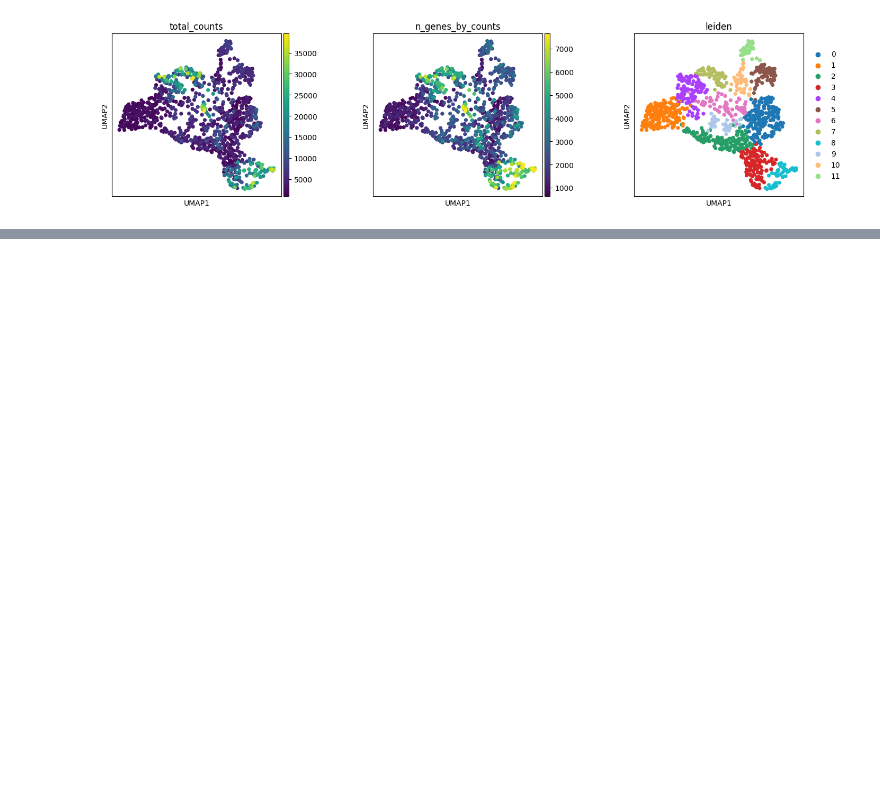
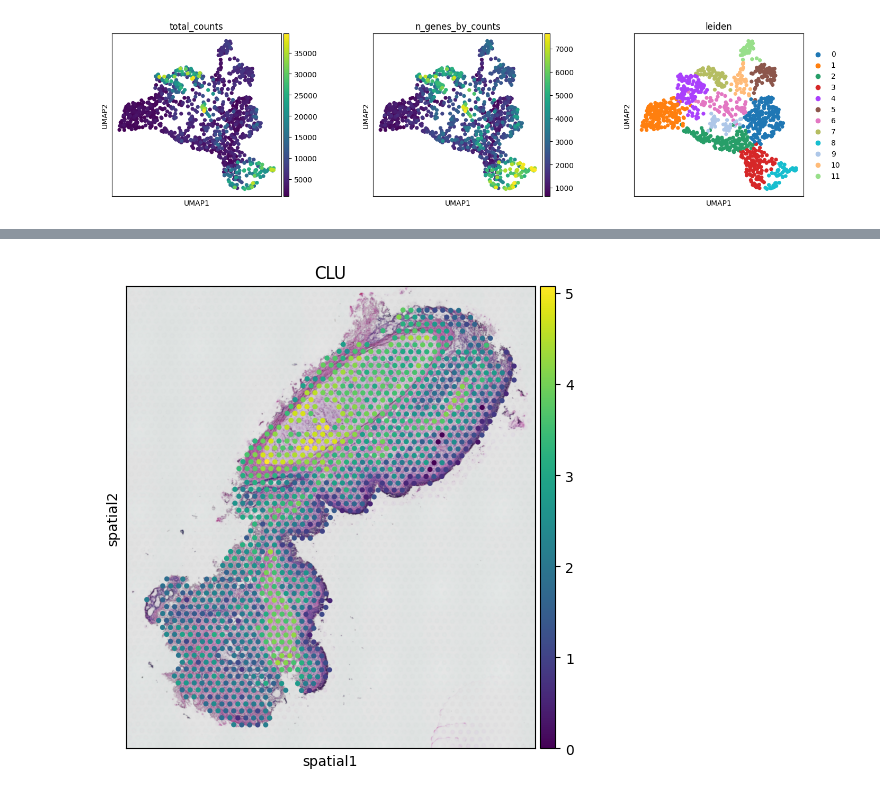
Before and after one commit to cookie1905/spatial_transcriptomics, a Jupyter notebook: A1_spatial_analysis.ipynb, the cells around one changed output, grey strips where cells are left out. Saved outputs shown, nothing was run; the diff lists cells and outputs as text; code cells hidden in the pictures; blank space fills up the shorter version.

```diff
--- a/A1_spatial_analysis.ipynb
+++ b/A1_spatial_analysis.ipynb
@@ -284,0 +283,5 @@ Use `squidpy.pl.spatial_scatter` instead.
+# %%
+# structural expression pattern of one of the above gene CLU
+sc.pl.spatial(adata, img_key = "hires", color="CLU")
+# %% [output]
+[figure, added]
```
Also changed, not shown: parts of 21 cells of this notebook.
